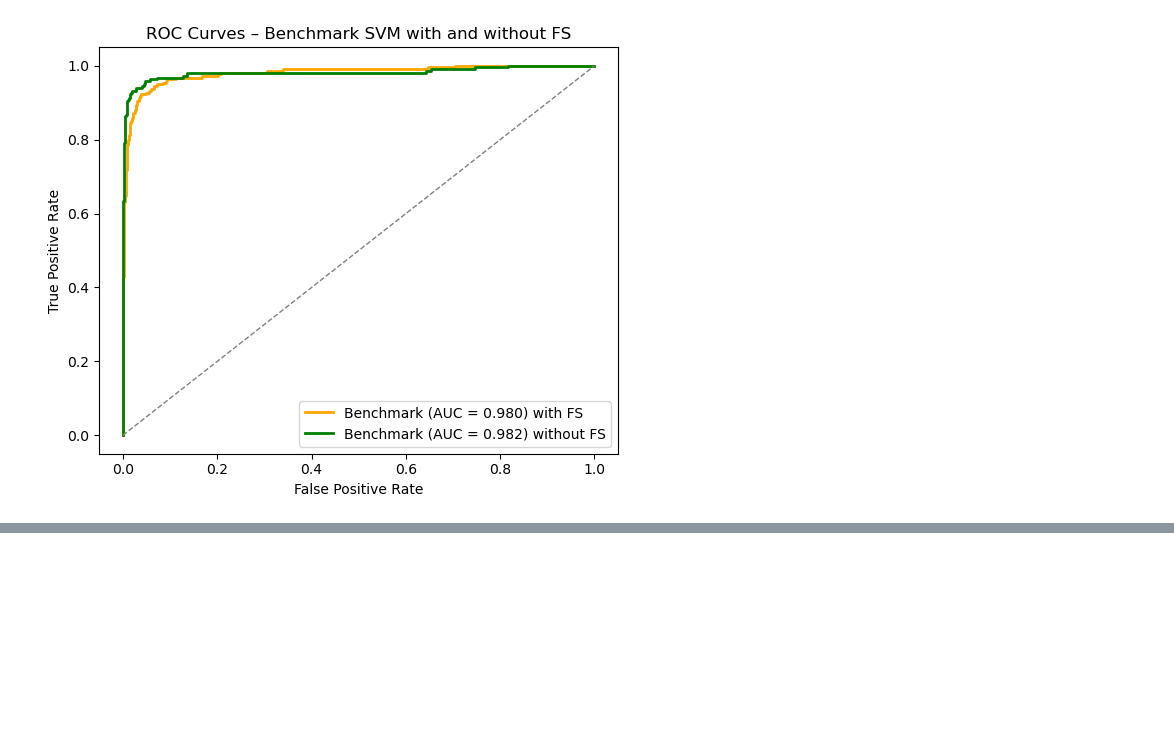
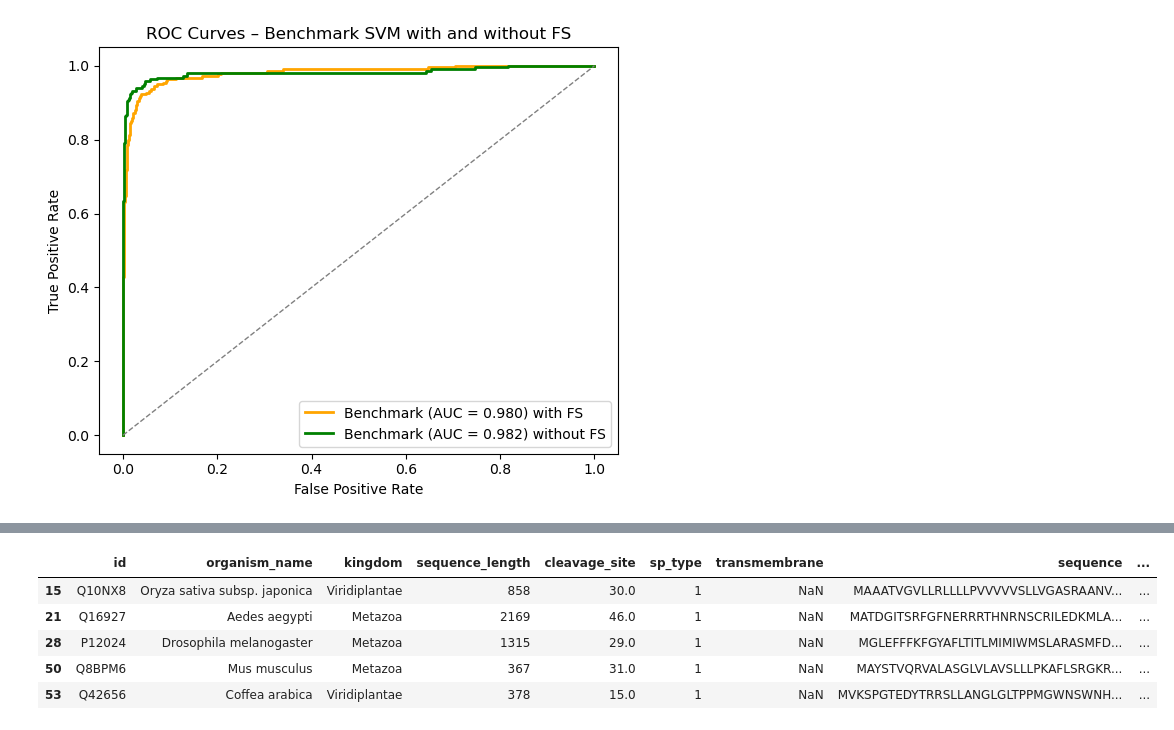
Before and after one commit to bianca29092001/LAB2_project_group, a Jupyter notebook: 5_SVM/SVM_model.ipynb, the cells around one changed output, grey strips where cells are left out. Cells and saved outputs as stored; diff of their text form; code cells hidden in the pictures; blank space fills up the shorter version.

```diff
--- a/5_SVM/SVM_model.ipynb
+++ b/5_SVM/SVM_model.ipynb
@@ -736,0 +728,4 @@ plt.show()
+# %%
+predictions = pd.Series(y_predict)
+benchmark['predictions'] = predictions
+benchmark.head()
@@ -736,0 +739,10 @@ plt.show()
+# %%
+false_positives = benchmark.loc[(benchmark['sp_type'] == 0) & (benchmark['predictions'] == 1)]
+false_negatives = benchmark.loc[(benchmark['sp_type'] == 1) & (benchmark['predictions'] == 0)]
+# %% [output]
+|  | id | organism_name | kingdom | sequence_length | cleavage_site | sp_type | transmembrane | sequence | ... |
+| 15 | Q10NX8 | Oryza sativa subsp. japonica | Viridiplantae | 858 | 30.0 | 1 | NaN | MAAATVGVLLRLLLLPVVVVVSLLVGASRAANV... | ... |
+| 21 | Q16927 | Aedes aegypti | Metazoa | 2169 | 46.0 | 1 | NaN | MATDGITSRFGFNERRRTHNRNSCRILEDKMLA... | ... |
+| 28 | P12024 | Drosophila melanogaster | Metazoa | 1315 | 29.0 | 1 | NaN | MGLEFFFKFGYAFLTITLMIMIWMSLARASMFD... | ... |
+| 50 | Q8BPM6 | Mus musculus | Metazoa | 367 | 31.0 | 1 | NaN | MAYSTVQRVALASGLVLAVSLLLPKAFLSRGKR... | ... |
+| 53 | Q42656 | Coffea arabica | Viridiplantae | 378 | 15.0 | 1 | NaN | MVKSPGTEDYTRRSLLANGLGLTPPMGWNSWNH... | ... |
```
Also changed, not shown: parts of 14 cells of this notebook.
